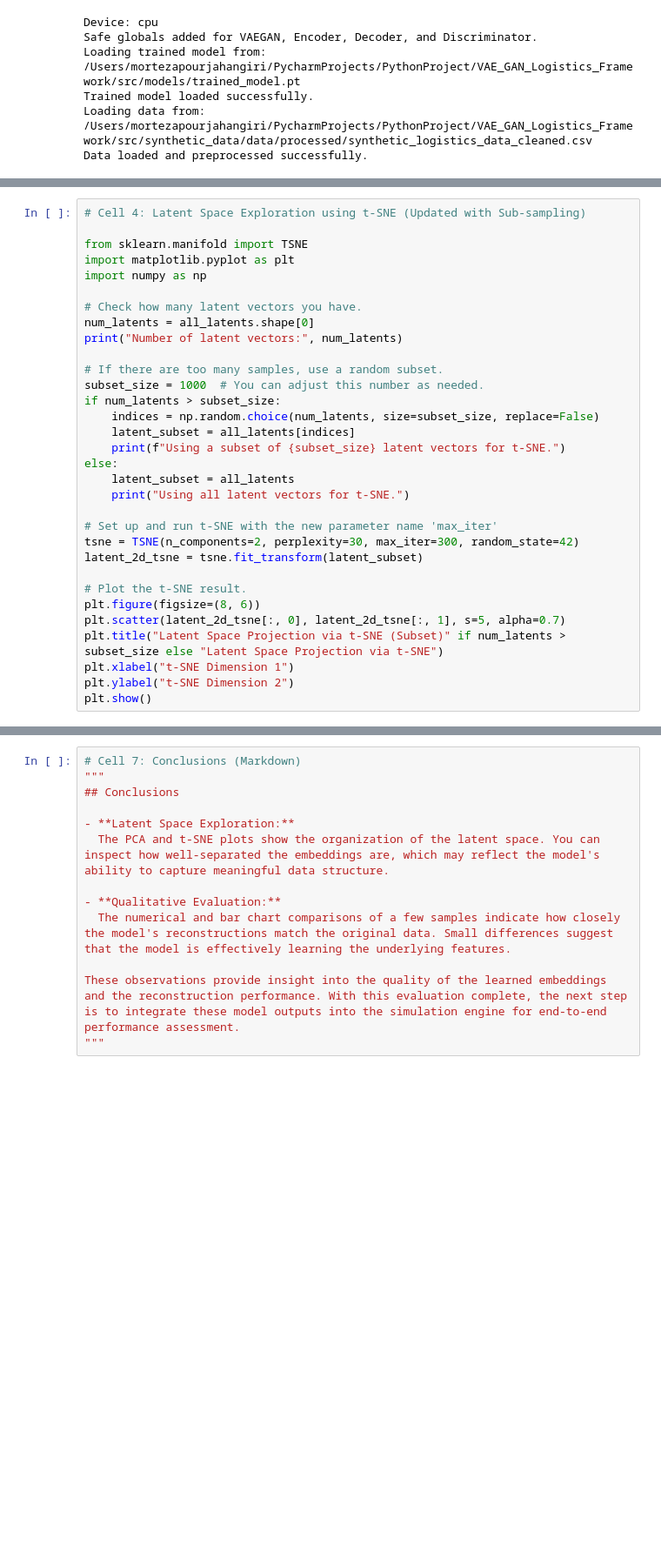
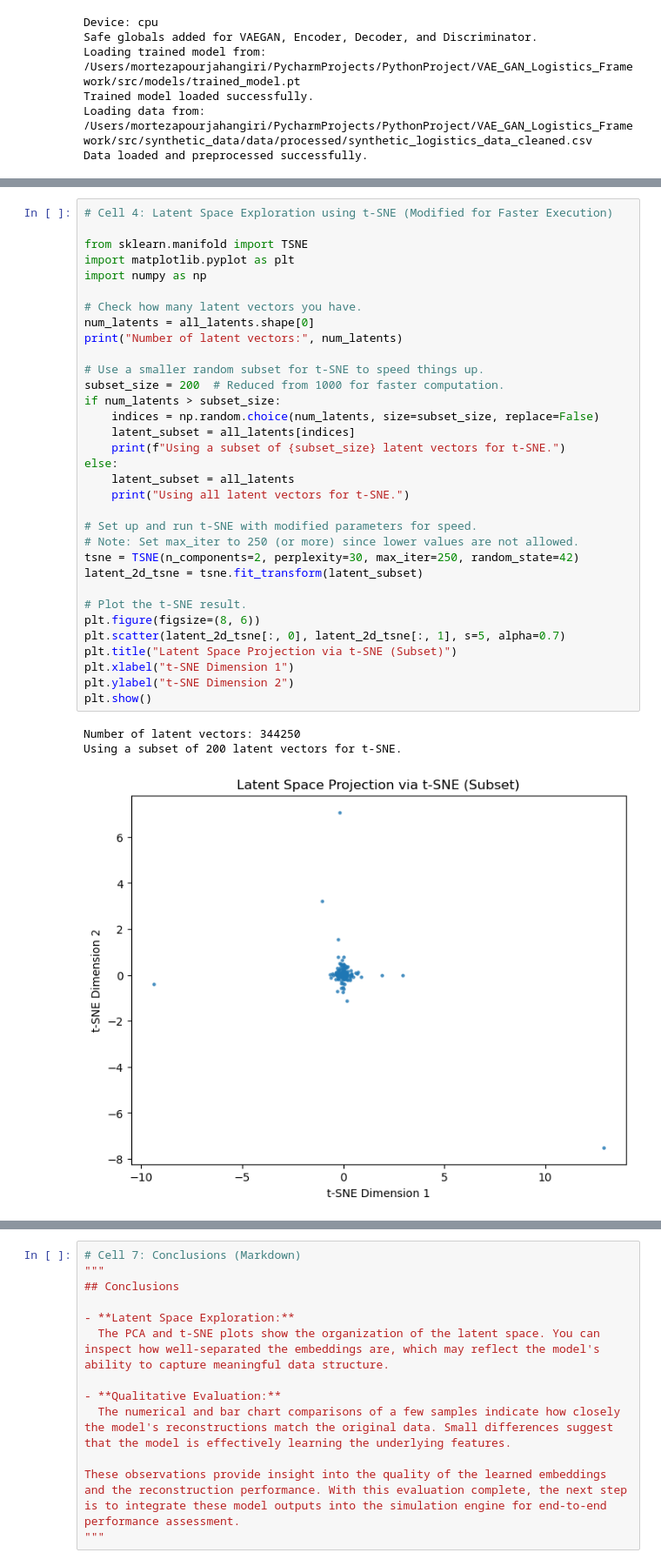
Before and after one commit to mortezabarcelona/VAE_GAN_Logistics_Framework, a Jupyter notebook: notebooks/Model_Evaluation.ipynb, the cells around one changed output, grey strips where cells are left out. Shown at 87% size. Cells and saved outputs as stored; diff of their text form; blank space fills up the shorter version.

```diff
--- a/notebooks/Model_Evaluation.ipynb
+++ b/notebooks/Model_Evaluation.ipynb
@@ -130,33 +130,38 @@ plt.show()
 # %%
-# Cell 4: Latent Space Exploration using t-SNE (Updated with Sub-sampling)
+# Cell 4: Latent Space Exploration using t-SNE (Modified for Faster Execution)
 
 from sklearn.manifold import TSNE
 import matplotlib.pyplot as plt
 import numpy as np
 
 # Check how many latent vectors you have.
 num_latents = all_latents.shape[0]
 print("Number of latent vectors:", num_latents)
 
-# If there are too many samples, use a random subset.
-subset_size = 1000  # You can adjust this number as needed.
+# Use a smaller random subset for t-SNE to speed things up.
+subset_size = 200  # Reduced from 1000 for faster computation.
 if num_latents > subset_size:
     indices = np.random.choice(num_latents, size=subset_size, replace=False)
     latent_subset = all_latents[indices]
     print(f"Using a subset of {subset_size} latent vectors for t-SNE.")
 else:
     latent_subset = all_latents
     print("Using all latent vectors for t-SNE.")
 
-# Set up and run t-SNE with the new parameter name 'max_iter'
-tsne = TSNE(n_components=2, perplexity=30, max_iter=300, random_state=42)
+# Set up and run t-SNE with modified parameters for speed.
+# Note: Set max_iter to 250 (or more) since lower values are not allowed.
+tsne = TSNE(n_components=2, perplexity=30, max_iter=250, random_state=42)
 latent_2d_tsne = tsne.fit_transform(latent_subset)
 
 # Plot the t-SNE result.
 plt.figure(figsize=(8, 6))
 plt.scatter(latent_2d_tsne[:, 0], latent_2d_tsne[:, 1], s=5, alpha=0.7)
-plt.title("Latent Space Projection via t-SNE (Subset)" if num_latents > subset_size else "Latent Space Projection via t-SNE")
+plt.title("Latent Space Projection via t-SNE (Subset)")
 plt.xlabel("t-SNE Dimension 1")
 plt.ylabel("t-SNE Dimension 2")
 plt.show()
+# %% [output]
+Number of latent vectors: 344250
+Using a subset of 200 latent vectors for t-SNE.
+[figure, added]
 # %%
```
Also changed, not shown: parts of 3 cells of this notebook, 4 other files.
